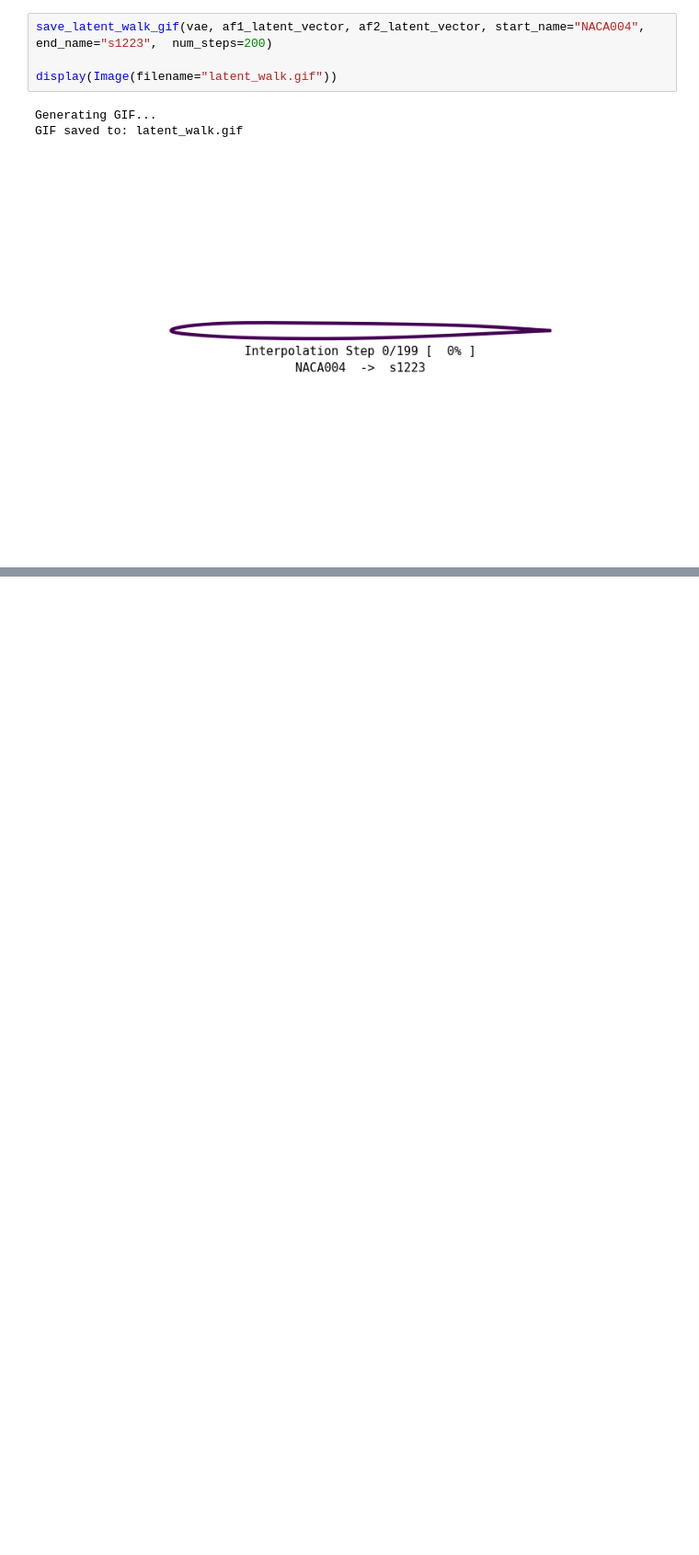
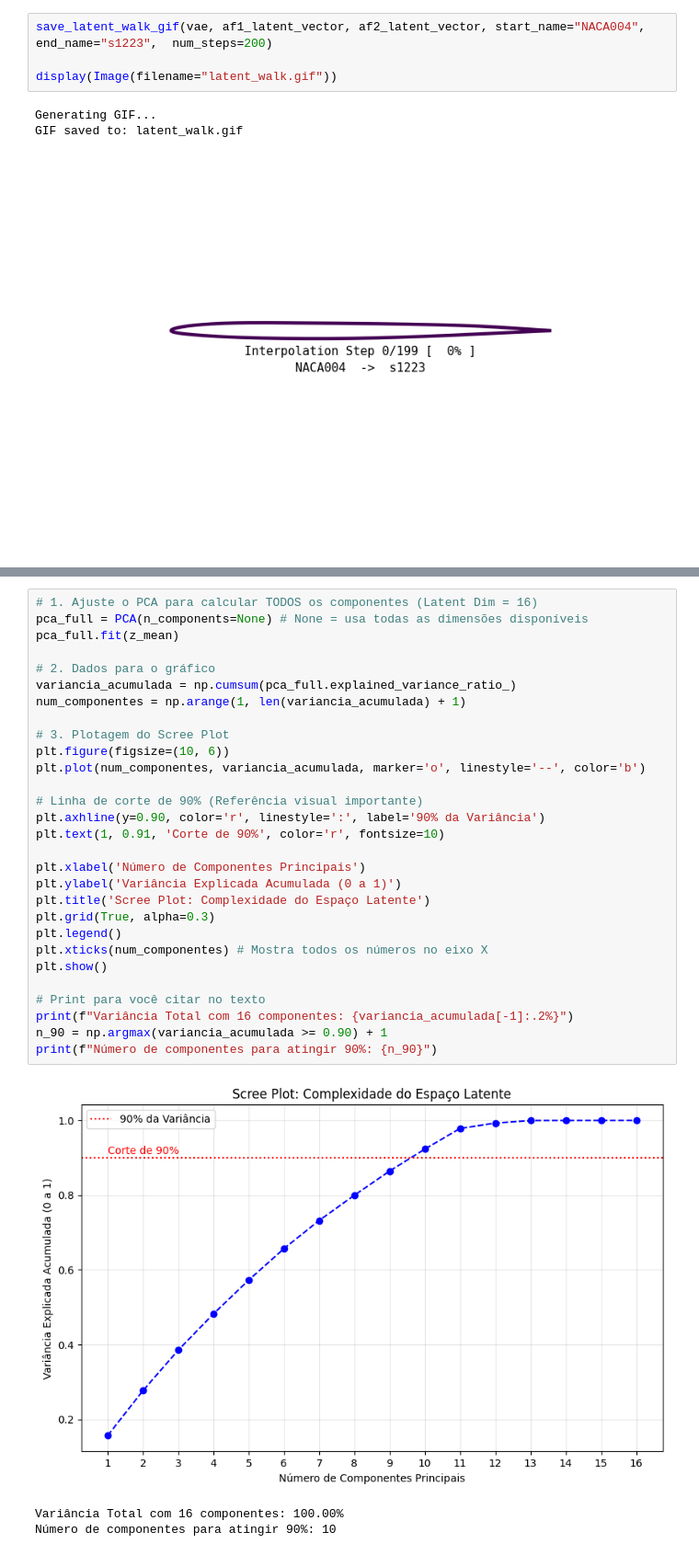
Before and after one commit to matsouto/AeroGen, a Jupyter notebook: notebook/validation/vae_validation.ipynb, the cells around one changed output, grey strips where cells are left out. Shown at 92% size. Saved outputs shown, nothing was run; the diff lists cells and outputs as text; blank space fills up the shorter version.

```diff
--- a/notebook/validation/vae_validation.ipynb
+++ b/notebook/validation/vae_validation.ipynb
@@ -635,0 +737,33 @@ GIF saved to: latent_walk.gif
+# %%
+# 1. Ajuste o PCA para calcular TODOS os componentes (Latent Dim = 16)
+pca_full = PCA(n_components=None) # None = usa todas as dimensões disponíveis
+pca_full.fit(z_mean)
+
+# 2. Dados para o gráfico
+variancia_acumulada = np.cumsum(pca_full.explained_variance_ratio_)
+num_componentes = np.arange(1, len(variancia_acumulada) + 1)
+
+# 3. Plotagem do Scree Plot
+plt.figure(figsize=(10, 6))
+plt.plot(num_componentes, variancia_acumulada, marker='o', linestyle='--', color='b')
+
+# Linha de corte de 90% (Referência visual importante)
+plt.axhline(y=0.90, color='r', linestyle=':', label='90% da Variância')
+plt.text(1, 0.91, 'Corte de 90%', color='r', fontsize=10)
+
+plt.xlabel('Número de Componentes Principais')
+plt.ylabel('Variância Explicada Acumulada (0 a 1)')
+plt.title('Scree Plot: Complexidade do Espaço Latente')
+plt.grid(True, alpha=0.3)
+plt.legend()
+plt.xticks(num_componentes) # Mostra todos os números no eixo X
+plt.show()
+
+# Print para você citar no texto
+print(f"Variância Total com 16 componentes: {variancia_acumulada[-1]:.2%}")
+n_90 = np.argmax(variancia_acumulada >= 0.90) + 1
+print(f"Número de componentes para atingir 90%: {n_90}")
+# %% [output]
+[figure, added]
+Variância Total com 16 componentes: 100.00%
+Número de componentes para atingir 90%: 10
```
Also changed, not shown: parts of 5 cells of this notebook.
